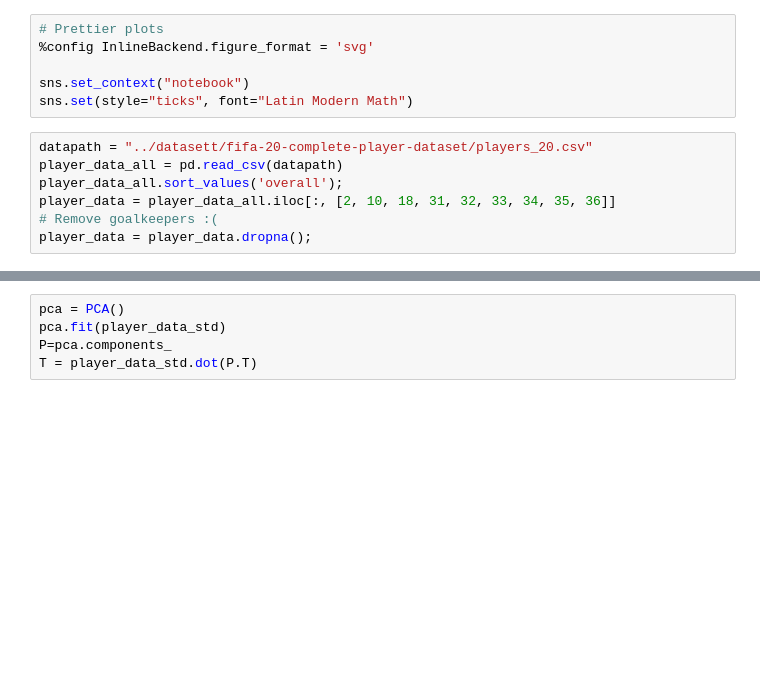
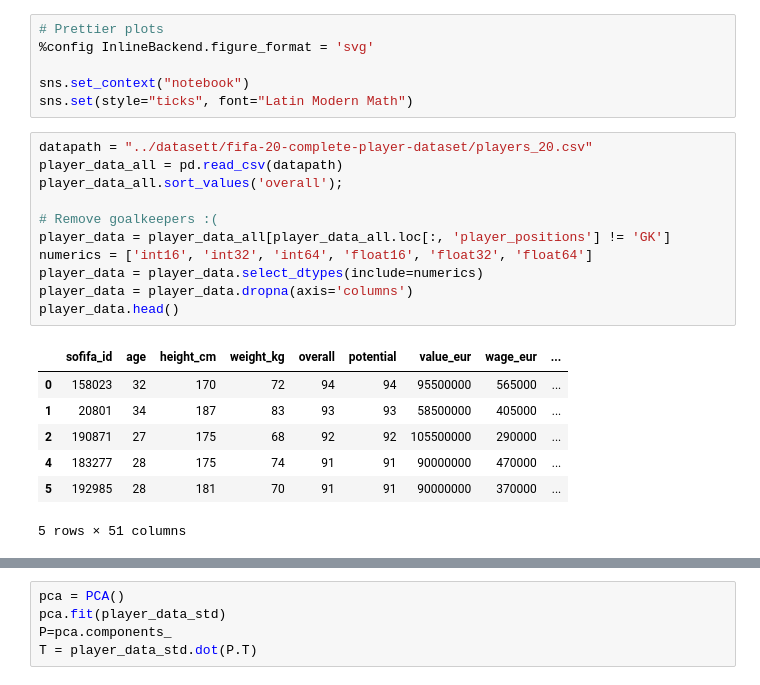
Before and after one commit to KristianLovland/TTK4260, a Jupyter notebook: Notebooks/fifa_pca.ipynb, the cells around one changed output, grey strips where cells are left out. Saved outputs shown, nothing was run; the diff lists cells and outputs as text; blank space fills up the shorter version.

```diff
--- a/Notebooks/fifa_pca.ipynb
+++ b/Notebooks/fifa_pca.ipynb
@@ -13,9 +13,21 @@ sns.set(style="ticks", font="Latin Modern Math")
 # %%
 datapath = "../datasett/fifa-20-complete-player-dataset/players_20.csv"
 player_data_all = pd.read_csv(datapath)
 player_data_all.sort_values('overall');
-player_data = player_data_all.iloc[:, [2, 10, 18, 31, 32, 33, 34, 35, 36]]
+
 # Remove goalkeepers :(
-player_data = player_data.dropna();
+player_data = player_data_all[player_data_all.loc[:, 'player_positions'] != 'GK']
+numerics = ['int16', 'int32', 'int64', 'float16', 'float32', 'float64']
+player_data = player_data.select_dtypes(include=numerics)
+player_data = player_data.dropna(axis='columns')
+player_data.head()
+# %% [output]
+|  | sofifa_id | age | height_cm | weight_kg | overall | potential | value_eur | wage_eur | ... |
+| 0 | 158023 | 32 | 170 | 72 | 94 | 94 | 95500000 | 565000 | ... |
+| 1 | 20801 | 34 | 187 | 83 | 93 | 93 | 58500000 | 405000 | ... |
+| 2 | 190871 | 27 | 175 | 68 | 92 | 92 | 105500000 | 290000 | ... |
+| 4 | 183277 | 28 | 175 | 74 | 91 | 91 | 90000000 | 470000 | ... |
+| 5 | 192985 | 28 | 181 | 70 | 91 | 91 | 90000000 | 370000 | ... |
+5 rows × 51 columns
 # %%
 top_player_data = player_data.iloc[0:99, :]
```
Also changed, not shown: parts of 4 cells of this notebook, 1 other file.
